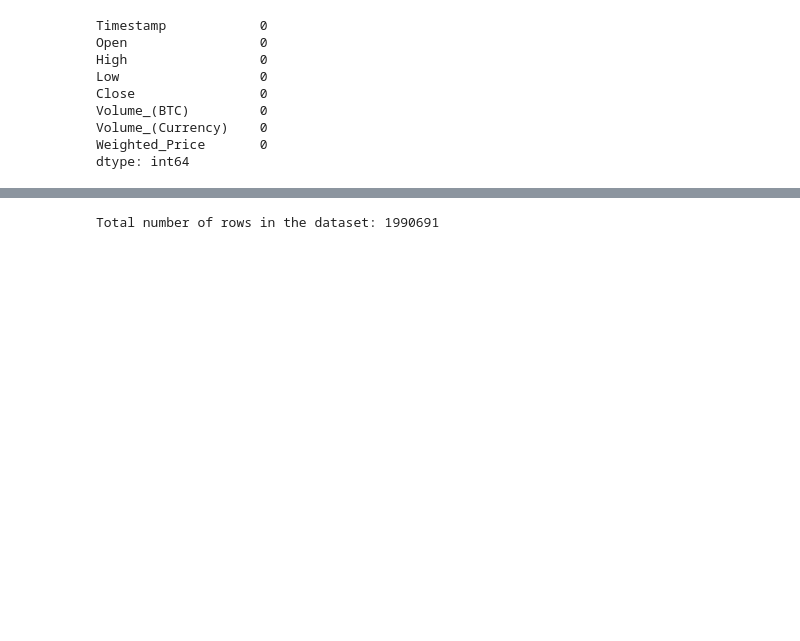
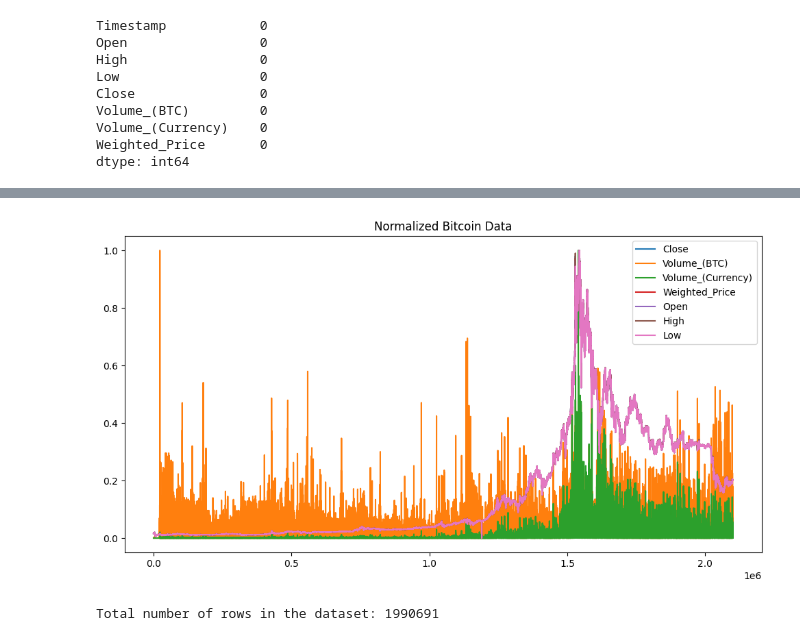
Before and after one commit to ZigaLarissa/BTC-Forecasting, a Jupyter notebook: btc_forecasting.ipynb, the cells around one changed output, grey strips where cells are left out. Cells and saved outputs as stored; diff of their text form; code cells hidden in the pictures; blank space fills up the shorter version.

```diff
--- a/btc_forecasting.ipynb
+++ b/btc_forecasting.ipynb
@@ -59,13 +59,8 @@ dtype: int64
 # Normalize the columns prices to a range of 0-1
 from sklearn.preprocessing import MinMaxScaler
 scaler = MinMaxScaler()
-data['Close'] = scaler.fit_transform(data[['Close']])
-data['Volume_(BTC)'] = scaler.fit_transform(data[['Volume_(BTC)']])
-data['Volume_(Currency)'] = scaler.fit_transform(data[['Volume_(Currency)']])
-data['Weighted_Price'] = scaler.fit_transform(data[['Weighted_Price']])
-data['Open'] = scaler.fit_transform(data[['Open']])
-data['High'] = scaler.fit_transform(data[['High']])
-data['Low'] = scaler.fit_transform(data[['Low']])
+columns_to_normalize = ['Close', 'Volume_(BTC)', 'Volume_(Currency)', 'Weighted_Price', 'Open', 'High', 'Low']
+data[columns_to_normalize] = scaler.fit_transform(data[columns_to_normalize])
 
 # Display the cleaned data
 data.head()
@@ -76,6 +71,16 @@ data.head()
 | 51 | 1417415040 | 0.018597 | 0.018597 | 0.018598 | 0.018597 | 0.000006 | 1.852707e-07 | 0.018597 |
 | 77 | 1417416600 | 0.018597 | 0.018597 | 0.018598 | 0.018597 | 0.000017 | 4.919965e-07 | 0.018597 |
 | 1436 | 1417498140 | 0.018949 | 0.018949 | 0.018949 | 0.018949 | 0.000006 | 1.887758e-07 | 0.018949 |
+# %%
+# Visualize the normalized data
+plt.figure(figsize=(12, 6))
+for column in columns_to_normalize:
+    plt.plot(data[column], label=column)
+plt.title("Normalized Bitcoin Data")
+plt.legend()
+plt.show()
+# %% [output]
+[figure, added]
 # %%
 # Get the number of rows after droping null values.
 total_rows = data.shape[0]
```
Also changed, not shown: parts of 8 cells of this notebook, 1 other file.
